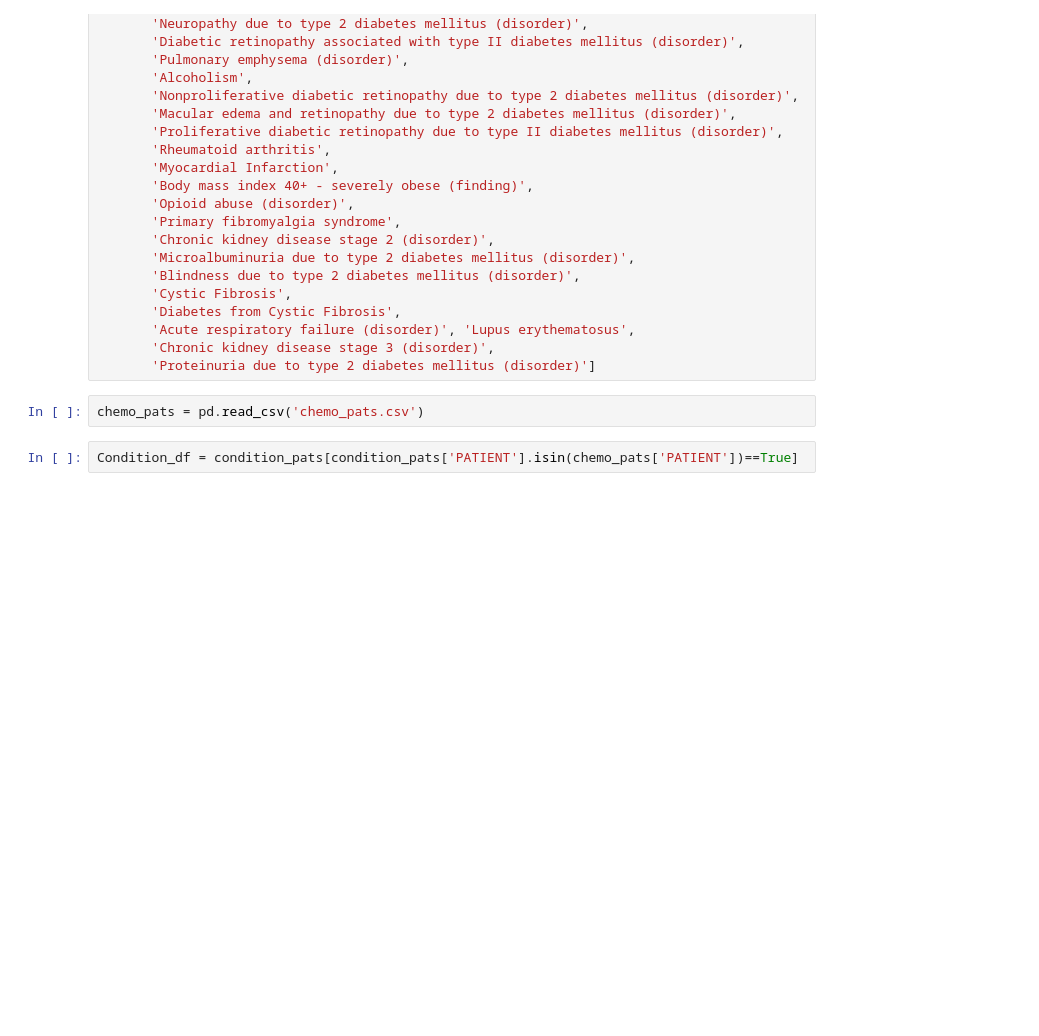
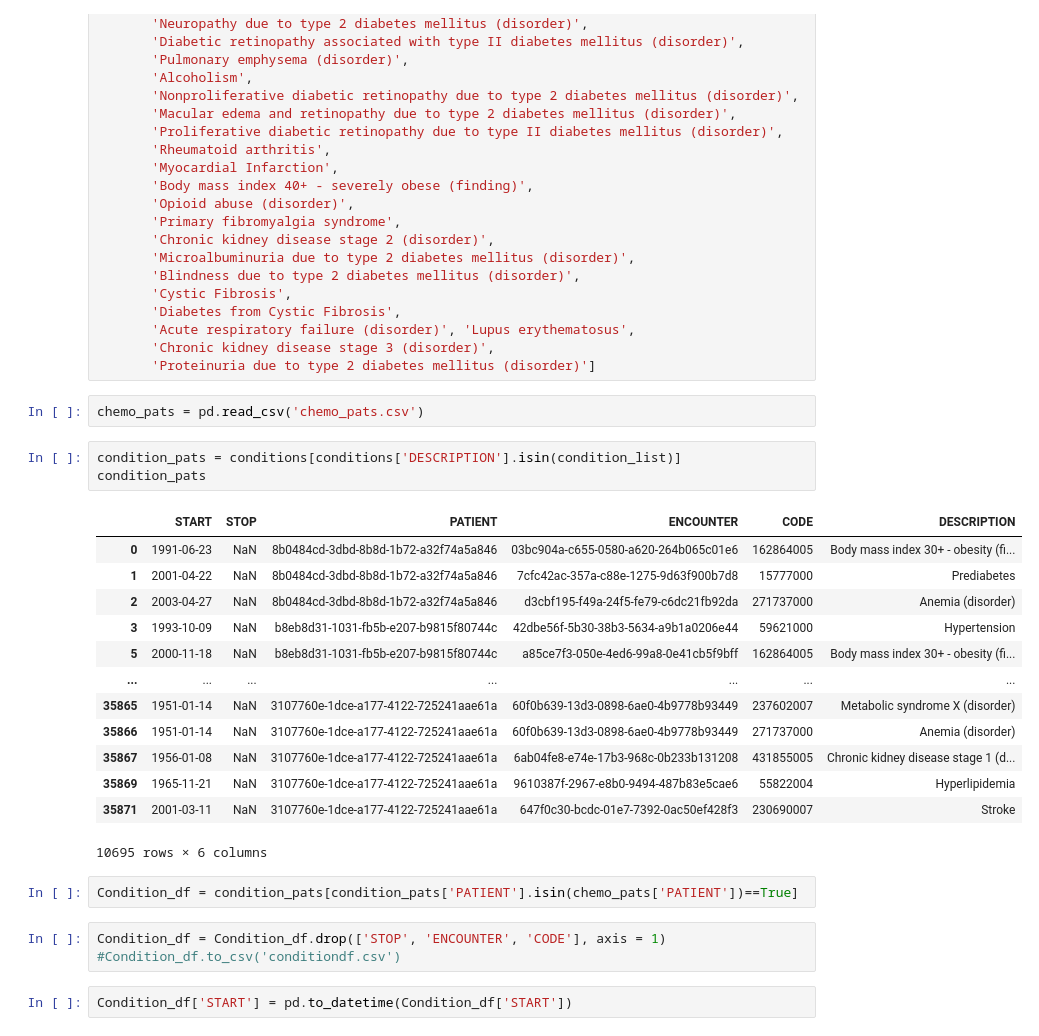
Before and after one commit to wanderer-yh/EHR---Team-6-Project, a Jupyter notebook: conditiondf.ipynb, the cells around one changed output. Saved outputs shown, nothing was run; the diff lists cells and outputs as text; blank space fills up the shorter version.

```diff
--- a/conditiondf.ipynb
+++ b/conditiondf.ipynb
@@ -64,5 +65,27 @@ condition_list = ['Body mass index 30+ - obesity (finding)', 'Prediabetes',
        'Proteinuria due to type 2 diabetes mellitus (disorder)']
 # %%
 chemo_pats = pd.read_csv('chemo_pats.csv')
+# %%
+condition_pats = conditions[conditions['DESCRIPTION'].isin(condition_list)]
+condition_pats
+# %% [output]
+|  | START | STOP | PATIENT | ENCOUNTER | CODE | DESCRIPTION |
+| 0 | 1991-06-23 | NaN | 8b0484cd-3dbd-8b8d-1b72-a32f74a5a846 | 03bc904a-c655-0580-a620-264b065c01e6 | 162864005 | Body mass index 30+ - obesity (fi... |
+| 1 | 2001-04-22 | NaN | 8b0484cd-3dbd-8b8d-1b72-a32f74a5a846 | 7cfc42ac-357a-c88e-1275-9d63f900b7d8 | 15777000 | Prediabetes |
+| 2 | 2003-04-27 | NaN | 8b0484cd-3dbd-8b8d-1b72-a32f74a5a846 | d3cbf195-f49a-24f5-fe79-c6dc21fb92da | 271737000 | Anemia (disorder) |
+| 3 | 1993-10-09 | NaN | b8eb8d31-1031-fb5b-e207-b9815f80744c | 42dbe56f-5b30-38b3-5634-a9b1a0206e44 | 59621000 | Hypertension |
+| 5 | 2000-11-18 | NaN | b8eb8d31-1031-fb5b-e207-b9815f80744c | a85ce7f3-050e-4ed6-99a8-0e41cb5f9bff | 162864005 | Body mass index 30+ - obesity (fi... |
+| ... | ... | ... | ... | ... | ... | ... |
+| 35865 | 1951-01-14 | NaN | 3107760e-1dce-a177-4122-725241aae61a | 60f0b639-13d3-0898-6ae0-4b9778b93449 | 237602007 | Metabolic syndrome X (disorder) |
+| 35866 | 1951-01-14 | NaN | 3107760e-1dce-a177-4122-725241aae61a | 60f0b639-13d3-0898-6ae0-4b9778b93449 | 271737000 | Anemia (disorder) |
+| 35867 | 1956-01-08 | NaN | 3107760e-1dce-a177-4122-725241aae61a | 6ab04fe8-e74e-17b3-968c-0b233b131208 | 431855005 | Chronic kidney disease stage 1 (d... |
+| 35869 | 1965-11-21 | NaN | 3107760e-1dce-a177-4122-725241aae61a | 9610387f-2967-e8b0-9494-487b83e5cae6 | 55822004 | Hyperlipidemia |
+| 35871 | 2001-03-11 | NaN | 3107760e-1dce-a177-4122-725241aae61a | 647f0c30-bcdc-01e7-7392-0ac50ef428f3 | 230690007 | Stroke |
+10695 rows × 6 columns
 # %%
 Condition_df = condition_pats[condition_pats['PATIENT'].isin(chemo_pats['PATIENT'])==True]
+# %%
+Condition_df = Condition_df.drop(['STOP', 'ENCOUNTER', 'CODE'], axis = 1)
+#Condition_df.to_csv('conditiondf.csv')
+# %%
+Condition_df['START'] = pd.to_datetime(Condition_df['START'])
```
Also changed, not shown: parts of 2 cells of this notebook, 1 other file.
